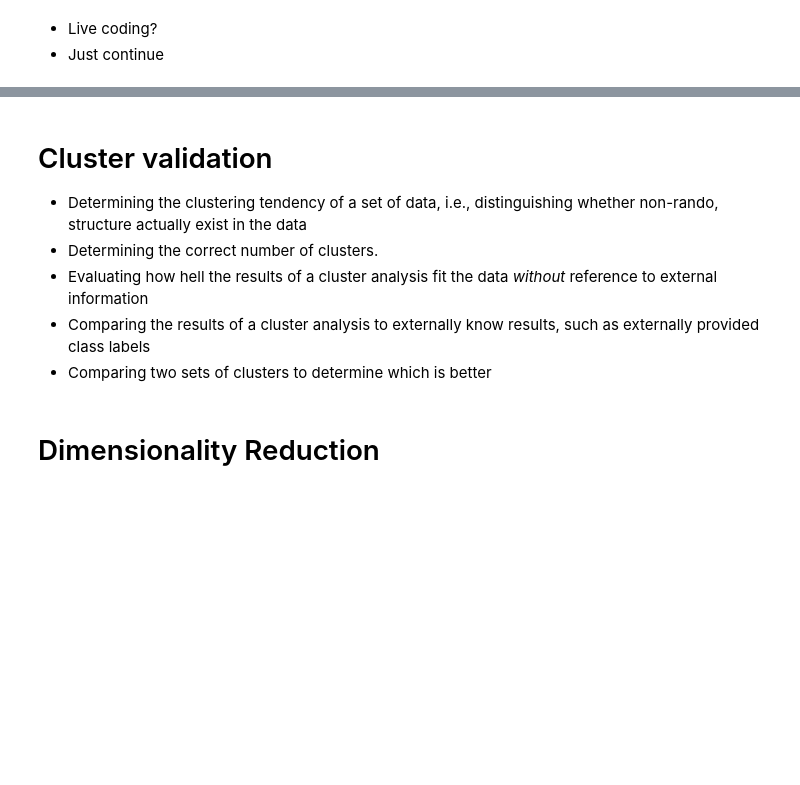
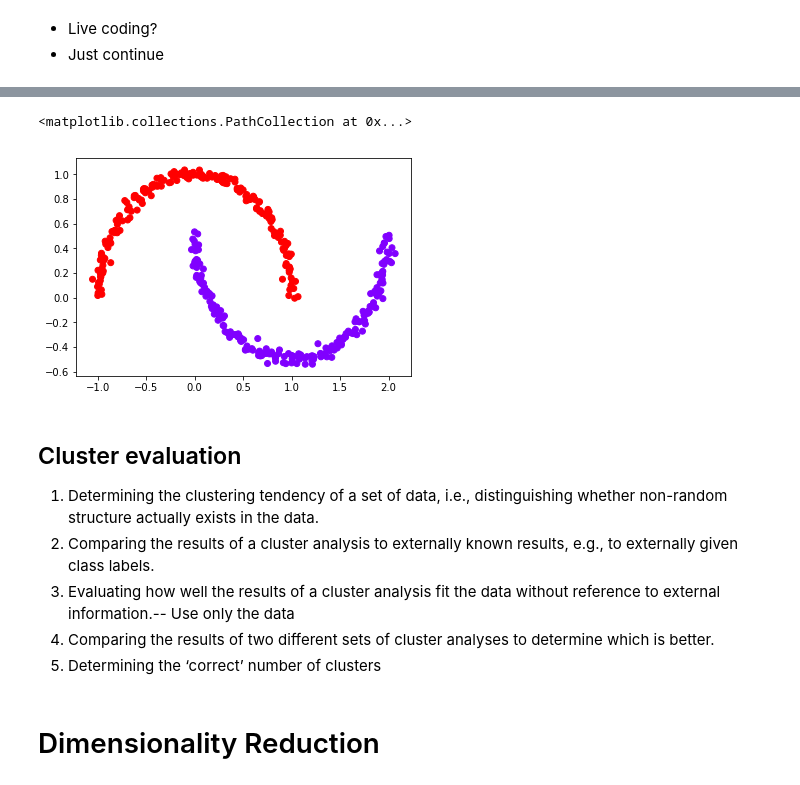
Before and after one commit to sivico26/ML-biocomp, a Jupyter notebook: notebooks/lectures/lect4-unsupervised.ipynb, the cells around one changed output, grey strips where cells are left out. Drawn from its saved outputs; the diff is of its cells as text; code cells hidden in the pictures; blank space fills up the shorter version.

```diff
--- a/notebooks/lectures/lect4-unsupervised.ipynb
+++ b/notebooks/lectures/lect4-unsupervised.ipynb
@@ -108,10 +225,23 @@ plot_clusters(km, X, y)
+# %%
+from sklearn.cluster import DBSCAN
+
+X, y = make_moons(400, noise=0.03)
+
+cluster = DBSCAN(eps=0.2, min_samples=10)
+
+cluster.fit(X)
+
+plt.scatter(X[:,0], X[:,1], c=cluster.labels_, cmap='rainbow')
+# %% [output]
+<matplotlib.collections.PathCollection at 0x...>
+[figure, added]
 # %% [markdown]
-# Cluster validation
-* Determining the clustering tendency of a set of data, i.e., distinguishing whether non-rando, structure actually exist in the data
-* Determining the correct number of clusters.
-* Evaluating how hell the results of a cluster analysis fit the data *without* reference to external information
-* Comparing the results of a cluster analysis to externally know results, such as externally provided class labels
-* Comparing two sets of clusters to determine which is better
+## Cluster evaluation
+1. Determining the clustering tendency of a set of data, i.e., distinguishing whether non-random structure actually exists in the data.
+2. Comparing the results of a cluster analysis to externally known results, e.g., to externally given class labels.
+3. Evaluating how well the results of a cluster analysis fit the data without reference to external information.-- Use only the data
+4. Comparing the results of two different sets of cluster analyses to determine which is better.
+5. Determining the ‘correct’ number of clusters
 # %% [markdown]
 # Dimensionality Reduction
 # %% [markdown]
```
Also changed, not shown: parts of 59 cells of this notebook, 2 other files.
